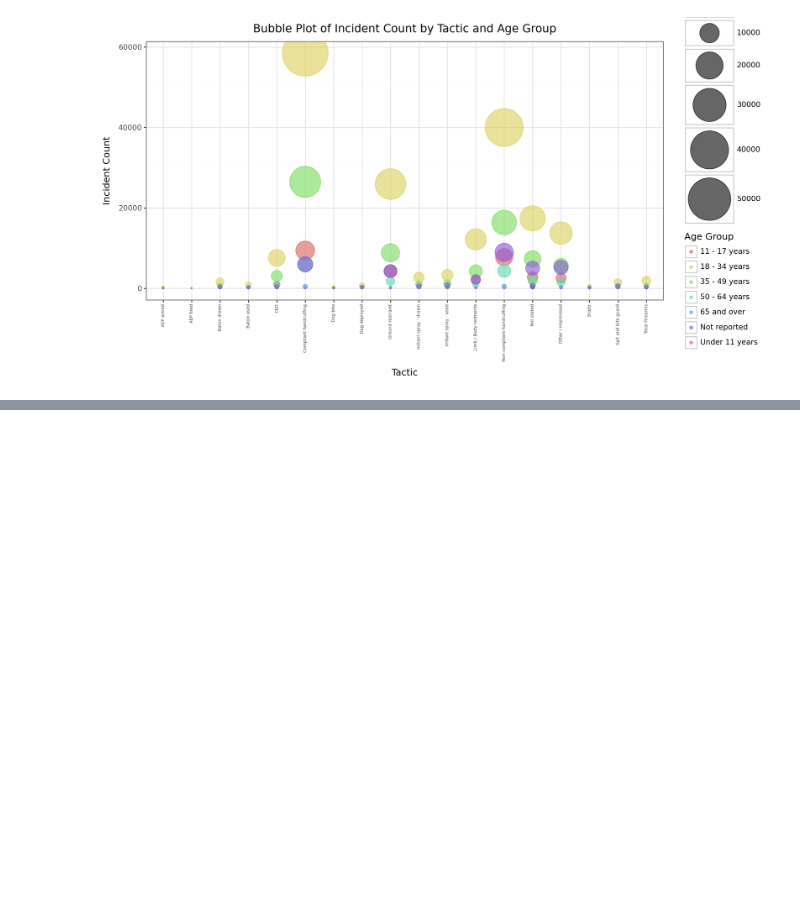
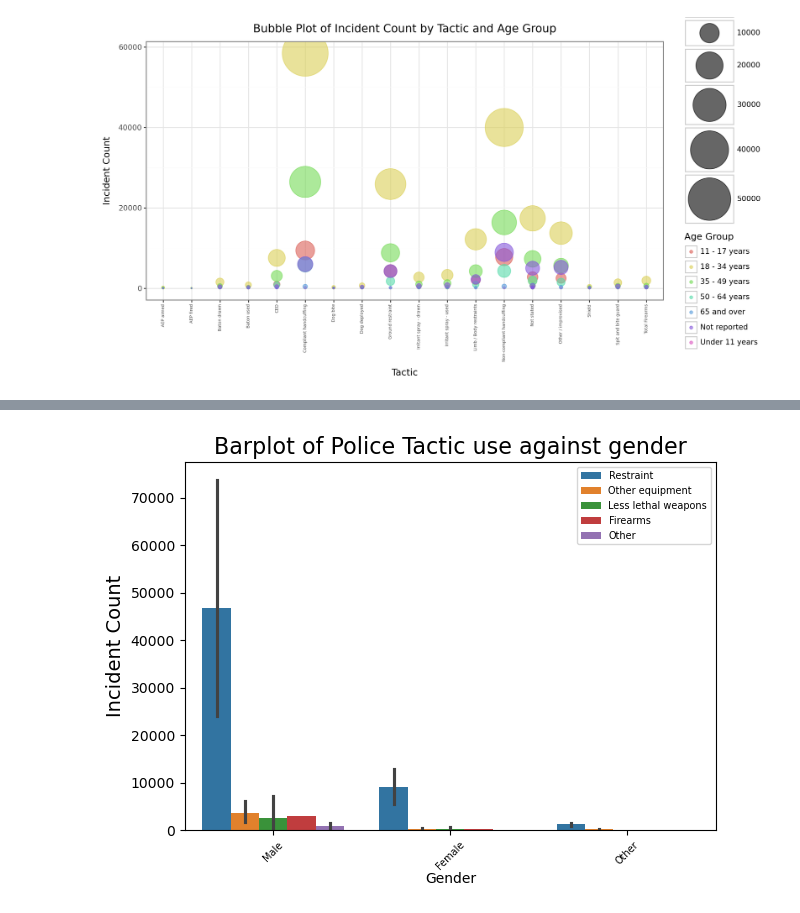
Before and after one commit to HarveyDudley/VisualisationCW2740076443, a Jupyter notebook: Visualisation Police Notebook.ipynb, the cells around one changed output, grey strips where cells are left out. Saved outputs shown, nothing was run; the diff lists cells and outputs as text; code cells hidden in the pictures; blank space fills up the shorter version.

```diff
--- a/Visualisation Police Notebook.ipynb
+++ b/Visualisation Police Notebook.ipynb
@@ -625,0 +788,19 @@ Age_Long_DF_Bubble
+# %%
+Gender_DF_Long = Gender_DF_Long.drop(Gender_DF_Long[Gender_DF_Long['Tactic'] == 'Total Other equipment'].index)
+# %%
+Gender_DF_Long = Gender_DF_Long.drop(Gender_DF_Long[Gender_DF_Long['Tactic'] == 'Baton, of which'].index)
+# %%
+Gender_DF_Long = Gender_DF_Long.drop(Gender_DF_Long[Gender_DF_Long['Tactic'] == 'Total Less lethal weapons'].index)
+# %%
+Gender_DF_Long = Gender_DF_Long.drop(Gender_DF_Long[Gender_DF_Long['Tactic'] == 'Total Other'].index)
+# %%
+sns.barplot(x = 'Gender', y = 'Incident Count', data = Gender_DF_Long, hue = 'Type of force')
+plt.title('Barplot of Police Tactic use against gender', fontsize=16)
+plt.xlabel('Gender',fontsize=10, loc = 'center', labelpad=0.1)
+plt.ylabel('Incident Count',fontsize=14)
+plt.legend(loc='best',fontsize=7, alignment = 'left').set_visible(True)
+plt.xticks(rotation = 45, fontsize = 7)
+plt.tight_layout()
+plt.show()
+# %% [output]
+[figure, added]
```
Also changed, not shown: parts of 101 cells of this notebook, 2 other files.
